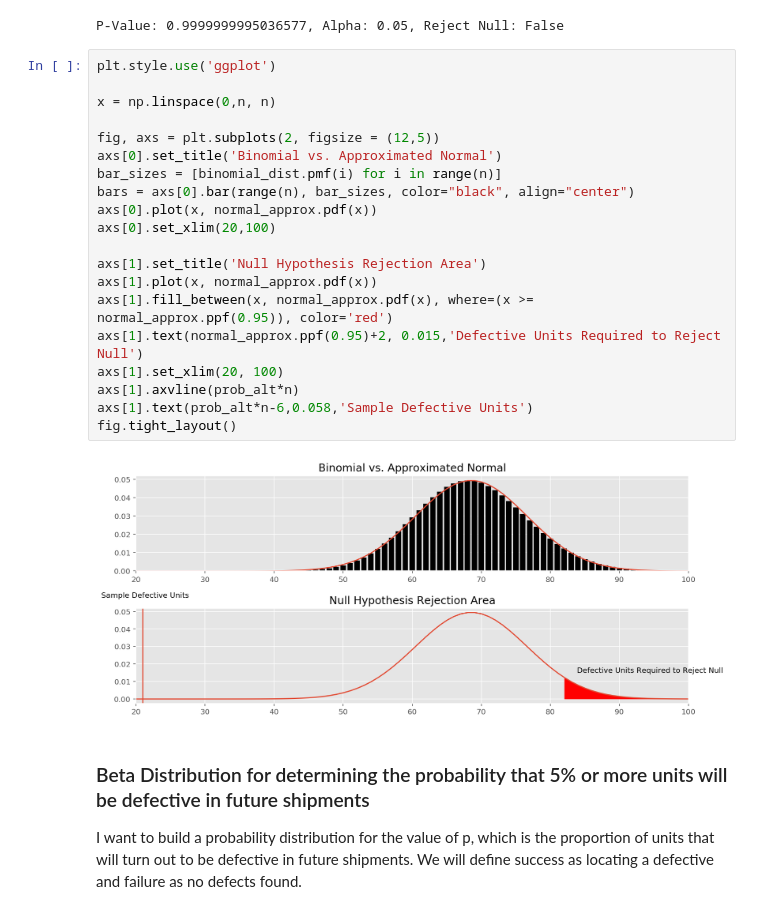
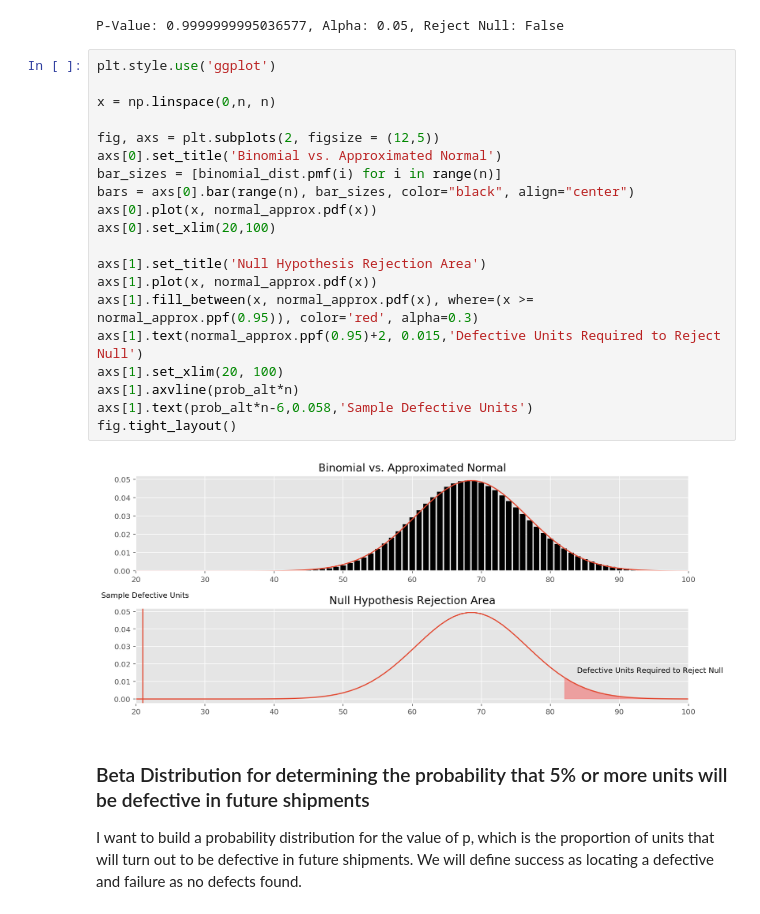
Before and after one commit to ryankirkland/customer-data-analysis, a Jupyter notebook: PBE-Order-Analysis.ipynb, the cells around one changed output. Drawn from its saved outputs; the diff is of its cells as text.

```diff
--- a/PBE-Order-Analysis.ipynb
+++ b/PBE-Order-Analysis.ipynb
@@ -154,25 +153,25 @@ P-Value: 0.9999999995036577, Alpha: 0.05, Reject Null: False
 # %%
 plt.style.use('ggplot')
 
 x = np.linspace(0,n, n)
 
 fig, axs = plt.subplots(2, figsize = (12,5))
 axs[0].set_title('Binomial vs. Approximated Normal')
 bar_sizes = [binomial_dist.pmf(i) for i in range(n)]
 bars = axs[0].bar(range(n), bar_sizes, color="black", align="center")
 axs[0].plot(x, normal_approx.pdf(x))
 axs[0].set_xlim(20,100)
 
 axs[1].set_title('Null Hypothesis Rejection Area')
 axs[1].plot(x, normal_approx.pdf(x))
-axs[1].fill_between(x, normal_approx.pdf(x), where=(x >= normal_approx.ppf(0.95)), color='red')
+axs[1].fill_between(x, normal_approx.pdf(x), where=(x >= normal_approx.ppf(0.95)), color='red', alpha=0.3)
 axs[1].text(normal_approx.ppf(0.95)+2, 0.015,'Defective Units Required to Reject Null')
 axs[1].set_xlim(20, 100)
 axs[1].axvline(prob_alt*n)
 axs[1].text(prob_alt*n-6,0.058,'Sample Defective Units')
 fig.tight_layout()
 # %% [output]
-[figure, old version]
+[figure, new version]
 # %% [markdown]
 ### Beta Distribution for determining the probability that 5% or more units will be defective in future shipments
 
```
Also changed, not shown: parts of 14 cells of this notebook, 1 other file.
